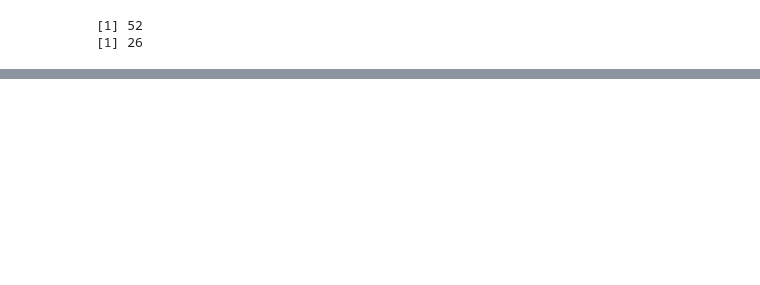
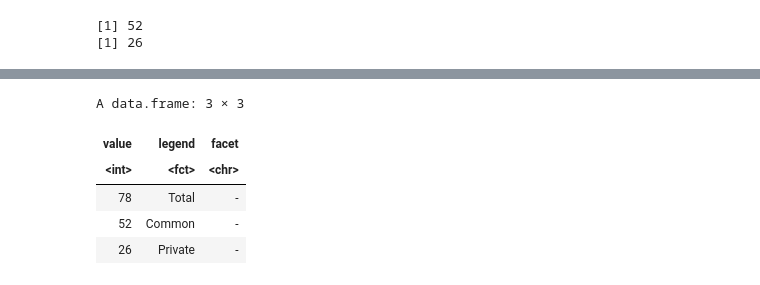
Before and after one commit to bioinfo-hcpa/pynoma, a Jupyter notebook: notebooks/barcharts.ipynb, the cells around one changed output, grey strips where cells are left out. Saved outputs shown, nothing was run; the diff lists cells and outputs as text; code cells hidden in the pictures; blank space fills up the shorter version.

```diff
--- a/notebooks/barcharts.ipynb
+++ b/notebooks/barcharts.ipynb
@@ -101,0 +102,16 @@ box()
+# %%
+library(ggplot2)
+library(ggthemes)
+value <- c(num_total, num_common, num_private)
+legend <- c("Total", "Common", "Private")
+facet <- c("-","-","-")
+bp <- data.frame(value,legend,facet)
+bp$legend = factor(bp$legend, levels = c("Total","Common","Private"))
+bp
+# %% [output]
+A data.frame: 3 × 3
+| value | legend | facet |
+| <int> | <fct> | <chr> |
+| 78 | Total | - |
+| 52 | Common | - |
+| 26 | Private | - |
```
Also changed, not shown: parts of 3 cells of this notebook.
